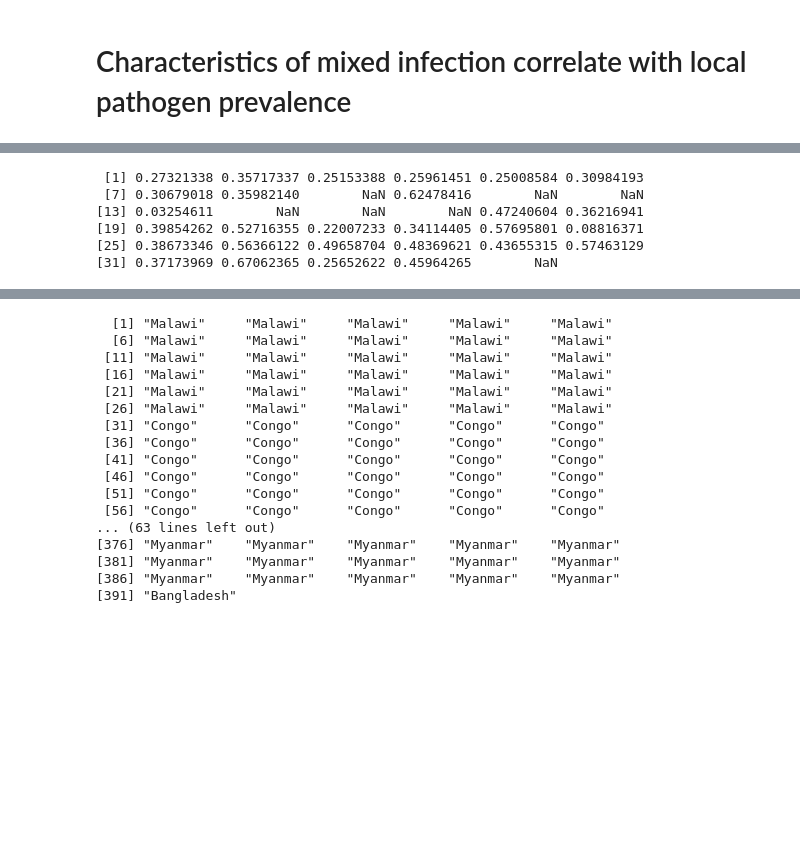
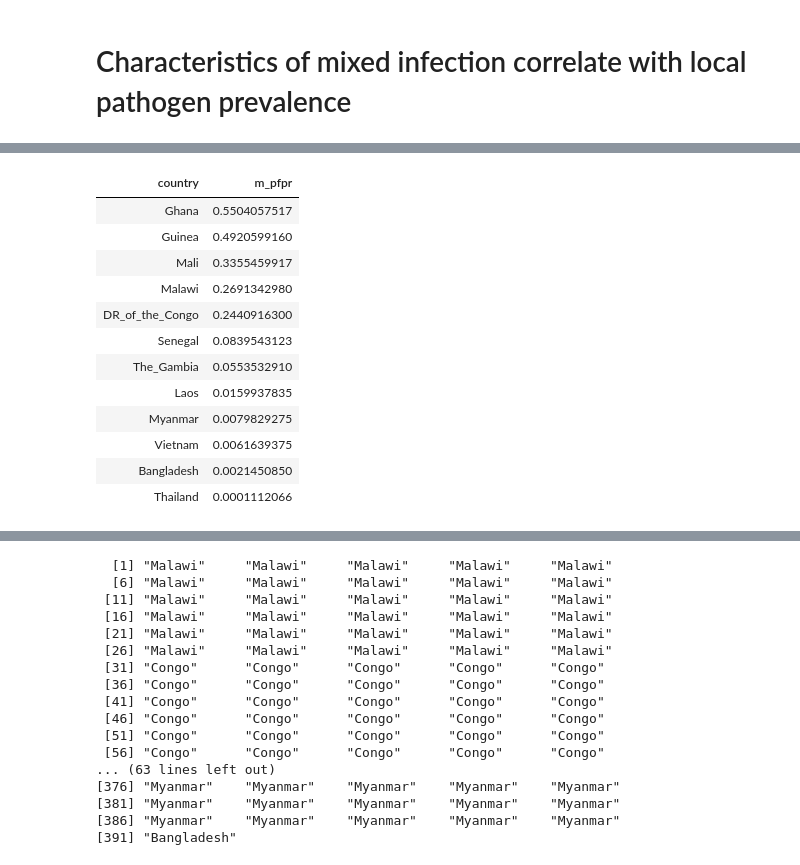
Before and after one commit to elifesciences-publications/mixedIBD-Supplement, a Jupyter notebook: supplement_how_things_were_done.ipynb, the cells around one changed output, grey strips where cells are left out. Saved outputs shown, nothing was run; the diff lists cells and outputs as text; code cells hidden in the pictures; blank space fills up the shorter version.

```diff
--- a/supplement_how_things_were_done.ipynb
+++ b/supplement_how_things_were_done.ipynb
@@ -625,12 +716,19 @@ cols(
-# %%
-mean_relatedness
-# %% [output]
- [1] 0.27321338 0.35717337 0.25153388 0.25961451 0.25008584 0.30984193
- [7] 0.30679018 0.35982140        NaN 0.62478416        NaN        NaN
-[13] 0.03254611        NaN        NaN        NaN 0.47240604 0.36216941
-[19] 0.39854262 0.52716355 0.22007233 0.34114405 0.57695801 0.08816371
-[25] 0.38673346 0.56366122 0.49658704 0.48369621 0.43655315 0.57463129
-[31] 0.37173969 0.67062365 0.25652622 0.45964265        NaN
+# %%
+group_by(pfpr, country) %>% summarise(., m_pfpr = mean(closest)) %>% arrange(desc(m_pfpr))
+# %% [output]
+| country | m_pfpr |
+| Ghana | 0.5504057517 |
+| Guinea | 0.4920599160 |
+| Mali | 0.3355459917 |
+| Malawi | 0.2691342980 |
+| DR_of_the_Congo | 0.2440916300 |
+| Senegal | 0.0839543123 |
+| The_Gambia | 0.0553532910 |
+| Laos | 0.0159937835 |
+| Myanmar | 0.0079829275 |
+| Vietnam | 0.0061639375 |
+| Bangladesh | 0.0021450850 |
+| Thailand | 0.0001112066 |
 # %%
 #pfpr[which.max(pfpr$mean_pfpr),]
 #pfpr[which.min(pfpr$mean_pfpr),]
```
Also changed, not shown: parts of 15 cells of this notebook.
